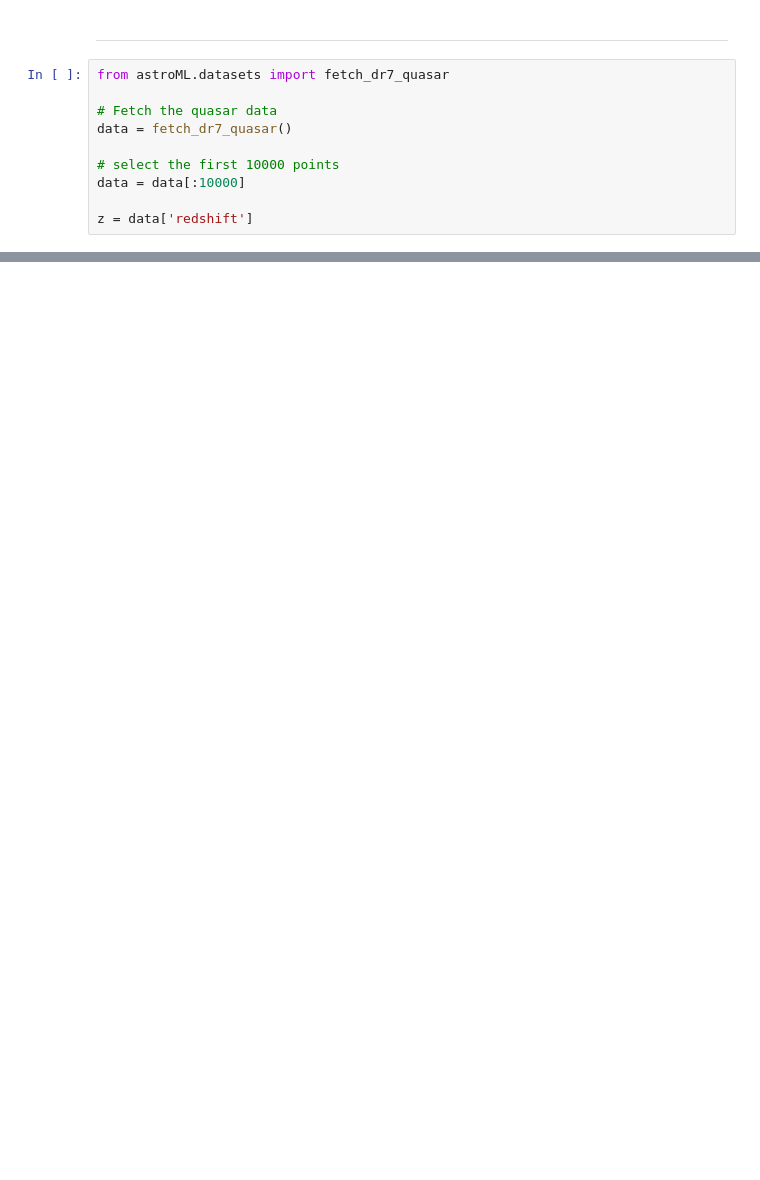
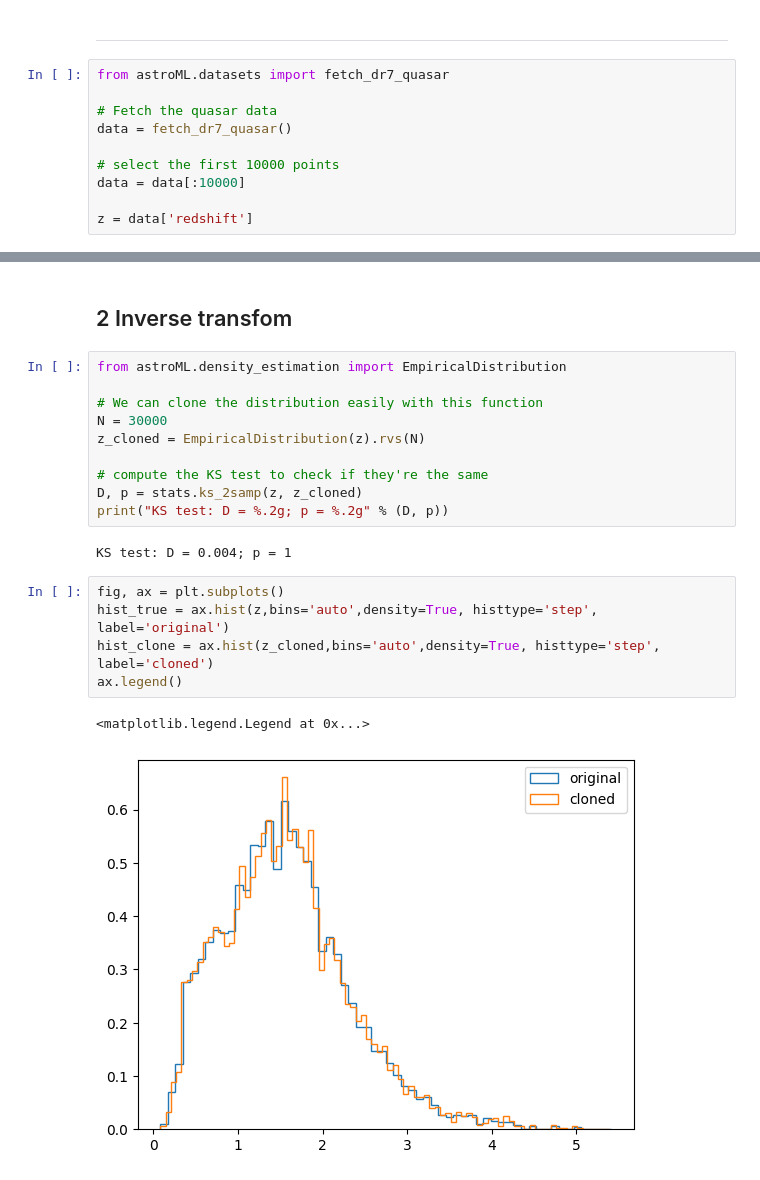
Before and after one commit to FraNob/astrostatistics_bicocca_2022, a Jupyter notebook: working/W05_quasars.ipynb, the cells around one changed output, grey strips where cells are left out. Drawn from its saved outputs; the diff is of its cells as text; blank space fills up the shorter version.

```diff
--- a/working/W05_quasars.ipynb
+++ b/working/W05_quasars.ipynb
@@ -28,0 +99,22 @@ z = data['redshift']
+# %% [markdown]
+## 2 Inverse transfom
+# %%
+from astroML.density_estimation import EmpiricalDistribution
+
+# We can clone the distribution easily with this function
+N = 30000
+z_cloned = EmpiricalDistribution(z).rvs(N)
+
+# compute the KS test to check if they're the same
+D, p = stats.ks_2samp(z, z_cloned)
+print("KS test: D = %.2g; p = %.2g" % (D, p))
+# %% [output]
+KS test: D = 0.004; p = 1
+# %%
+fig, ax = plt.subplots()
+hist_true = ax.hist(z,bins='auto',density=True, histtype='step', label='original')
+hist_clone = ax.hist(z_cloned,bins='auto',density=True, histtype='step', label='cloned')
+ax.legend()
+# %% [output]
+<matplotlib.legend.Legend at 0x...>
+[figure, added]
```
Also changed, not shown: parts of 10 cells of this notebook, 1 other file.
